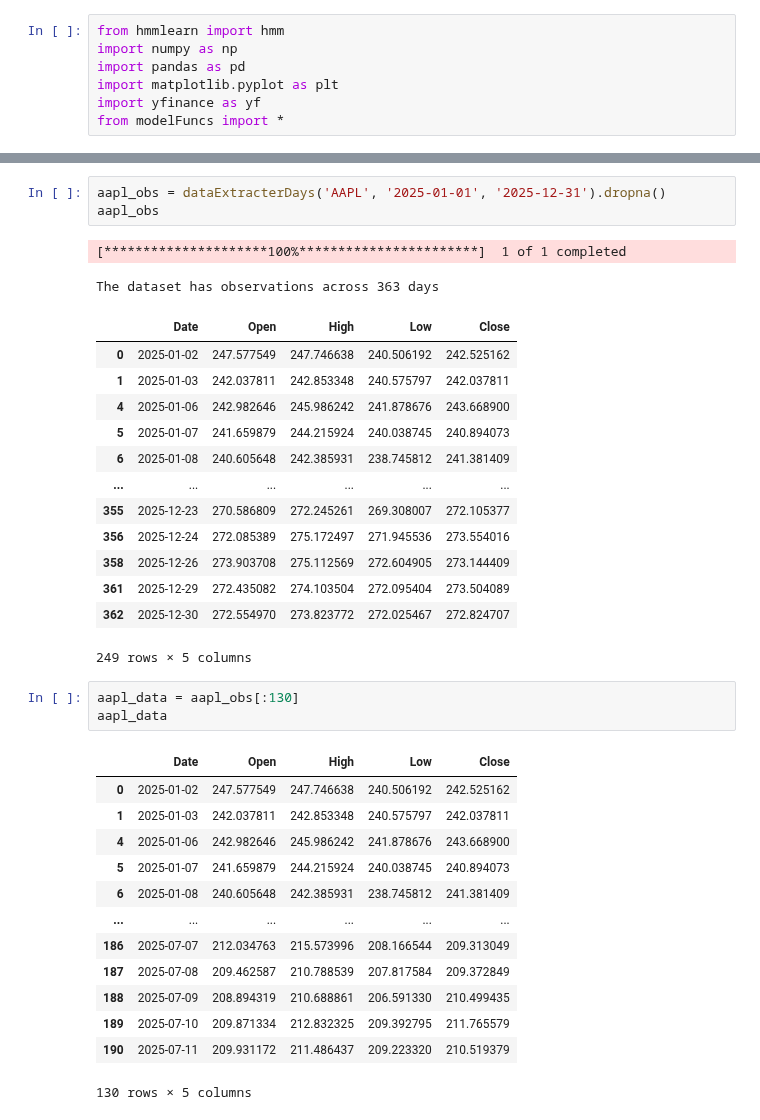
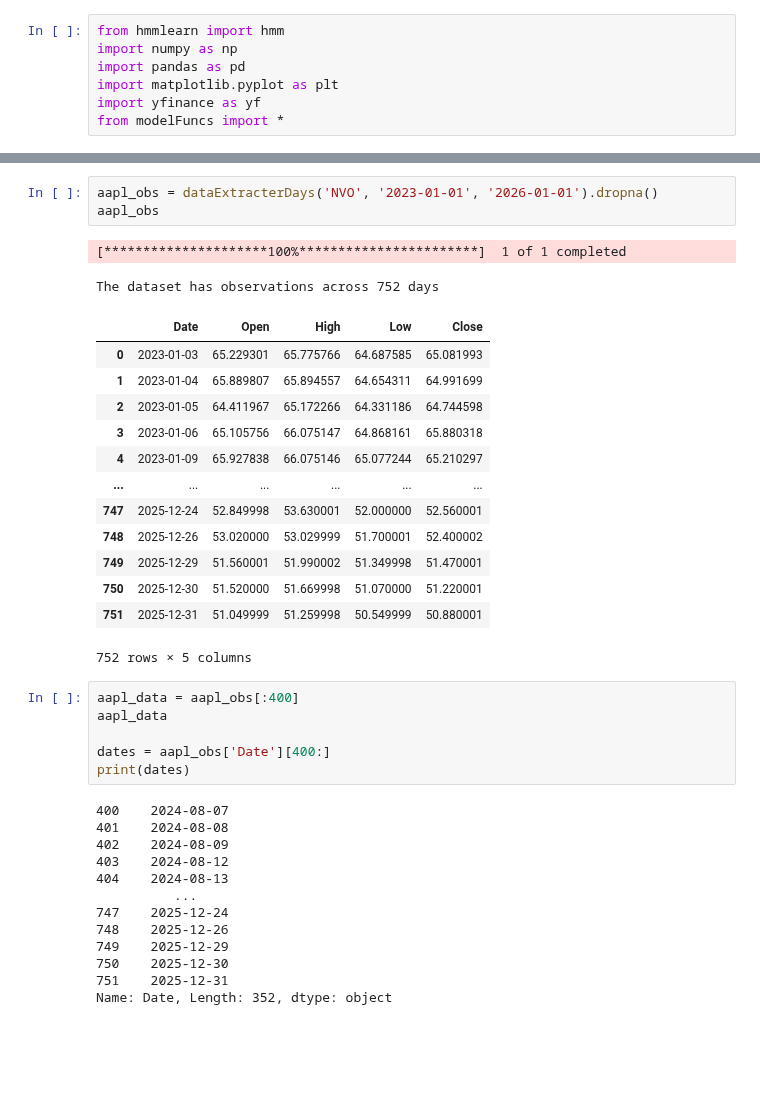
Before and after one commit to anderswol/AppStat2, a Jupyter notebook: Aske/aske_medstocks.ipynb, the cells around one changed output, grey strips where cells are left out. Drawn from its saved outputs; the diff is of its cells as text; blank space fills up the shorter version.

```diff
--- a/Aske/aske_medstocks.ipynb
+++ b/Aske/aske_medstocks.ipynb
@@ -28,39 +12,41 @@ The dataset has observations across 312 months
 # %%
-aapl_obs = dataExtracterDays('AAPL', '2025-01-01', '2025-12-31').dropna()
+aapl_obs = dataExtracterDays('NVO', '2023-01-01', '2026-01-01').dropna()
 aapl_obs
 # %% [output]
 [*********************100%***********************]  1 of 1 completed
-The dataset has observations across 363 days
+The dataset has observations across 752 days
 |  | Date | Open | High | Low | Close |
-| 0 | 2025-01-02 | 247.577549 | 247.746638 | 240.506192 | 242.525162 |
-| 1 | 2025-01-03 | 242.037811 | 242.853348 | 240.575797 | 242.037811 |
-| 4 | 2025-01-06 | 242.982646 | 245.986242 | 241.878676 | 243.668900 |
-| 5 | 2025-01-07 | 241.659879 | 244.215924 | 240.038745 | 240.894073 |
-| 6 | 2025-01-08 | 240.605648 | 242.385931 | 238.745812 | 241.381409 |
+| 0 | 2023-01-03 | 65.229301 | 65.775766 | 64.687585 | 65.081993 |
+| 1 | 2023-01-04 | 65.889807 | 65.894557 | 64.654311 | 64.991699 |
+| 2 | 2023-01-05 | 64.411967 | 65.172266 | 64.331186 | 64.744598 |
+| 3 | 2023-01-06 | 65.105756 | 66.075147 | 64.868161 | 65.880318 |
+| 4 | 2023-01-09 | 65.927838 | 66.075146 | 65.077244 | 65.210297 |
 | ... | ... | ... | ... | ... | ... |
-| 355 | 2025-12-23 | 270.586809 | 272.245261 | 269.308007 | 272.105377 |
-| 356 | 2025-12-24 | 272.085389 | 275.172497 | 271.945536 | 273.554016 |
-| 358 | 2025-12-26 | 273.903708 | 275.112569 | 272.604905 | 273.144409 |
-| 361 | 2025-12-29 | 272.435082 | 274.103504 | 272.095404 | 273.504089 |
-| 362 | 2025-12-30 | 272.554970 | 273.823772 | 272.025467 | 272.824707 |
+| 747 | 2025-12-24 | 52.849998 | 53.630001 | 52.000000 | 52.560001 |
+| 748 | 2025-12-26 | 53.020000 | 53.029999 | 51.700001 | 52.400002 |
+| 749 | 2025-12-29 | 51.560001 | 51.990002 | 51.349998 | 51.470001 |
+| 750 | 2025-12-30 | 51.520000 | 51.669998 | 51.070000 | 51.220001 |
+| 751 | 2025-12-31 | 51.049999 | 51.259998 | 50.549999 | 50.880001 |
-249 rows × 5 columns
+752 rows × 5 columns
 # %%
-aapl_data = aapl_obs[:130]
+aapl_data = aapl_obs[:400]
 aapl_data
+
+dates = aapl_obs['Date'][400:]
+print(dates)
 # %% [output]
-|  | Date | Open | High | Low | Close |
-| 0 | 2025-01-02 | 247.577549 | 247.746638 | 240.506192 | 242.525162 |
-| 1 | 2025-01-03 | 242.037811 | 242.853348 | 240.575797 | 242.037811 |
-| 4 | 2025-01-06 | 242.982646 | 245.986242 | 241.878676 | 243.668900 |
-| 5 | 2025-01-07 | 241.659879 | 244.215924 | 240.038745 | 240.894073 |
-| 6 | 2025-01-08 | 240.605648 | 242.385931 | 238.745812 | 241.381409 |
-| ... | ... | ... | ... | ... | ... |
-| 186 | 2025-07-07 | 212.034763 | 215.573996 | 208.166544 | 209.313049 |
-| 187 | 2025-07-08 | 209.462587 | 210.788539 | 207.817584 | 209.372849 |
-| 188 | 2025-07-09 | 208.894319 | 210.688861 | 206.591330 | 210.499435 |
-| 189 | 2025-07-10 | 209.871334 | 212.832325 | 209.392795 | 211.765579 |
-| 190 | 2025-07-11 | 209.931172 | 211.486437 | 209.223320 | 210.519379 |
-130 rows × 5 columns
+400    2024-08-07
+401    2024-08-08
+402    2024-08-09
+403    2024-08-12
+404    2024-08-13
+          ...
+747    2025-12-24
+748    2025-12-26
+749    2025-12-29
+750    2025-12-30
+751    2025-12-31
+Name: Date, Length: 352, dtype: object
 # %%
 obs = aapl_obs[aapl_obs.columns[1:5]]
 print("All observations: \n", obs)
```
Also changed, not shown: parts of 9 cells of this notebook, 1 other file.
